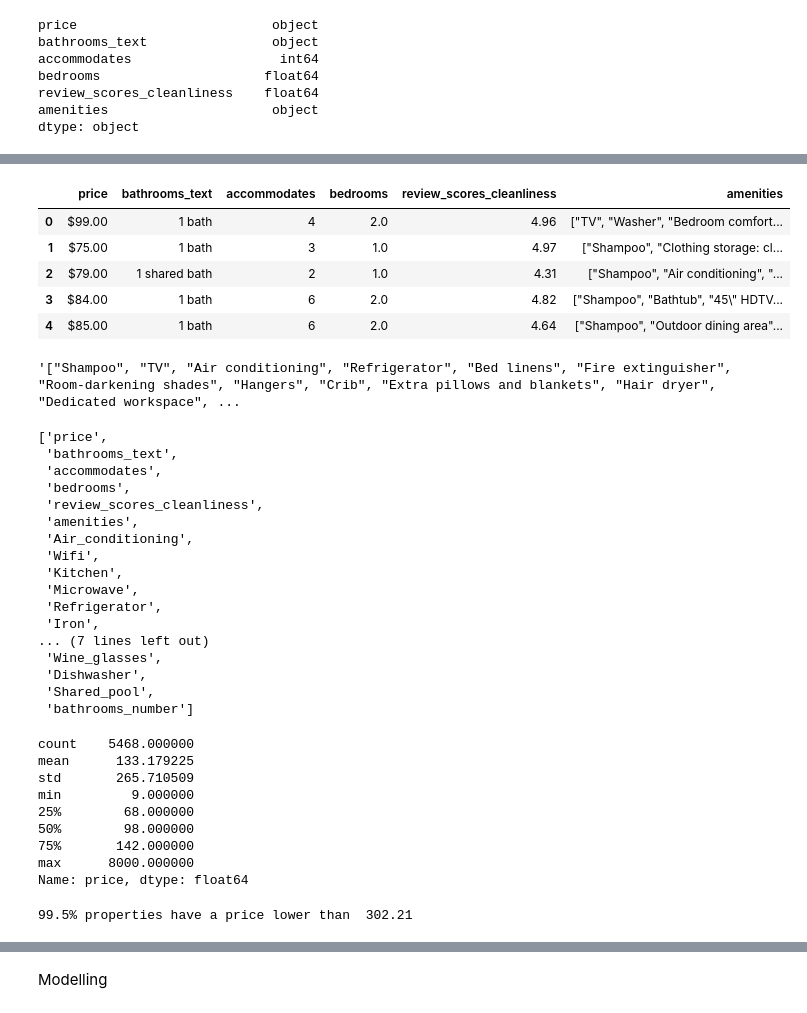
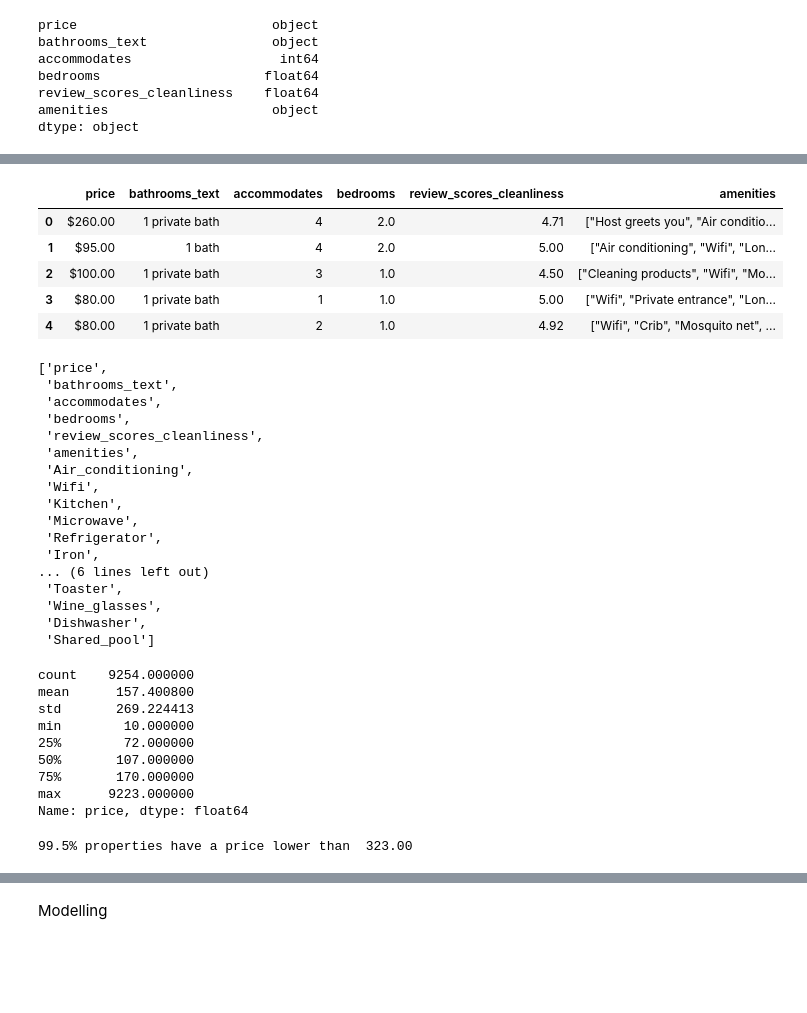
Before and after one commit to MarieeCzy/airbnb_ml_model, a Jupyter notebook: sevilla_city.ipynb, the cells around one changed output, grey strips where cells are left out. Drawn from its saved outputs; the diff is of its cells as text; code cells hidden in the pictures; blank space fills up the shorter version.

```diff
--- a/sevilla_city.ipynb
+++ b/sevilla_city.ipynb
@@ -101,17 +120,14 @@ amenities                      0
 dtype: int64
 # %%
+'''Usuwamy braki i zapisujemy wybrane kolumny w nowej DataFrame'''
 #remove NaN values
 data = data_frame[selected_columns].dropna()
 data.head()
 # %% [output]
 |  | price | bathrooms_text | accommodates | bedrooms | review_scores_cleanliness | amenities |
-| 0 | $99.00 | 1 bath | 4 | 2.0 | 4.96 | ["TV", "Washer", "Bedroom comfort... |
-| 1 | $75.00 | 1 bath | 3 | 1.0 | 4.97 | ["Shampoo", "Clothing storage: cl... |
-| 2 | $79.00 | 1 shared bath | 2 | 1.0 | 4.31 | ["Shampoo", "Air conditioning", "... |
-| 3 | $84.00 | 1 bath | 6 | 2.0 | 4.82 | ["Shampoo", "Bathtub", "45\" HDTV... |
-| 4 | $85.00 | 1 bath | 6 | 2.0 | 4.64 | ["Shampoo", "Outdoor dining area"... |
+| 0 | $260.00 | 1 private bath | 4 | 2.0 | 4.71 | ["Host greets you", "Air conditio... |
+| 1 | $95.00 | 1 bath | 4 | 2.0 | 5.00 | ["Air conditioning", "Wifi", "Lon... |
+| 2 | $100.00 | 1 private bath | 3 | 1.0 | 4.50 | ["Cleaning products", "Wifi", "Mo... |
+| 3 | $80.00 | 1 private bath | 1 | 1.0 | 5.00 | ["Wifi", "Private entrance", "Lon... |
+| 4 | $80.00 | 1 private bath | 2 | 1.0 | 4.92 | ["Wifi", "Crib", "Mosquito net", ... |
-# %%
-data.amenities[1000]
-# %% [output]
-'["Shampoo", "TV", "Air conditioning", "Refrigerator", "Bed linens", "Fire extinguisher", "Room-darkening shades", "Hangers", "Crib", "Extra pillows and blankets", "Hair dryer", "Dedicated workspace", ...
 # %%
@@ -139,6 +158,8 @@ def separateAmenities(record):
 for each in list_amenities:
   separateAmenities(each)
 # %%
+'''Trochę ręcznych porządków, bo nie możemy mieć spacji w nazwie kolumny'''
+
 #remove ' ' from column name
 data.rename(columns={'Air conditioning': 'Air_conditioning',
                      'Shared garden or backyard': 'Shared_garden_or_backyard',
@@ -161,33 +182,38 @@ variables
  'Microwave',
  'Refrigerator',
  'Iron',
-... (7 lines left out)
+... (6 lines left out)
+ 'Toaster',
  'Wine_glasses',
  'Dishwasher',
- 'Shared_pool',
- 'bathrooms_number']
+ 'Shared_pool']
 # %%
+'''Wrzucamy price jako float'''
 #cast price as float
 data.price = data.price.apply(lambda x: x.replace('$',''))
 data.price = data.price.apply(lambda x: x.replace(',',''))
 data.price = pd.to_numeric(data.price, errors='coerce')
 data.price.describe()
 # %% [output]
-count    5468.000000
-mean      133.179225
-std       265.710509
-min         9.000000
-25%        68.000000
-50%        98.000000
-75%       142.000000
-max      8000.000000
+count    9254.000000
+mean      157.400800
+std       269.224413
+min        10.000000
+25%        72.000000
+50%       107.000000
+75%       170.000000
+max      9223.000000
 Name: price, dtype: float64
 # %%
+'''Tu ważne, odpalcie sobie tyle razy tą komórkę, żeby wartość "99,5% properties..."
+była zbliżona do std z góry, albo trochę większa, np. 300, 350, ale nie 1000,
+bo to potem psuje OLS'''
+
 # Getting rid of outliers
 print("99.5% properties have a price lower than {0: .2f}".format(np.percentile(data.price, 99.5)))
 data = data[(data.price <= np.percentile(data.price, 99.5)) & (data.price > 0)]
 # %% [output]
-99.5% properties have a price lower than  302.21
+99.5% properties have a price lower than  323.00
 # %%
 data.price.hist()
 # %% [output]
```
Also changed, not shown: parts of 22 cells of this notebook.
